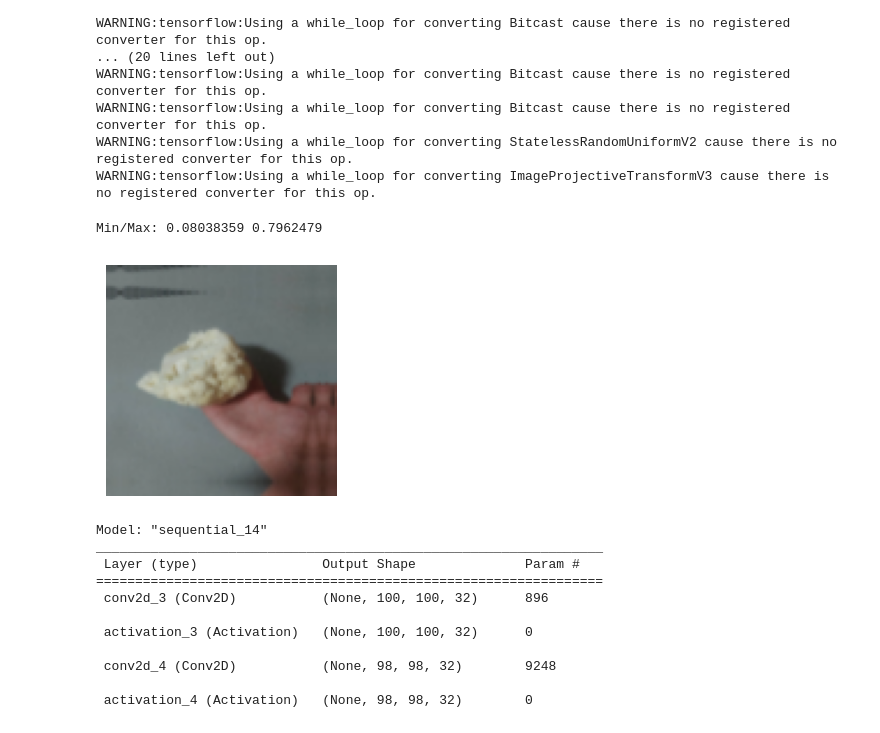
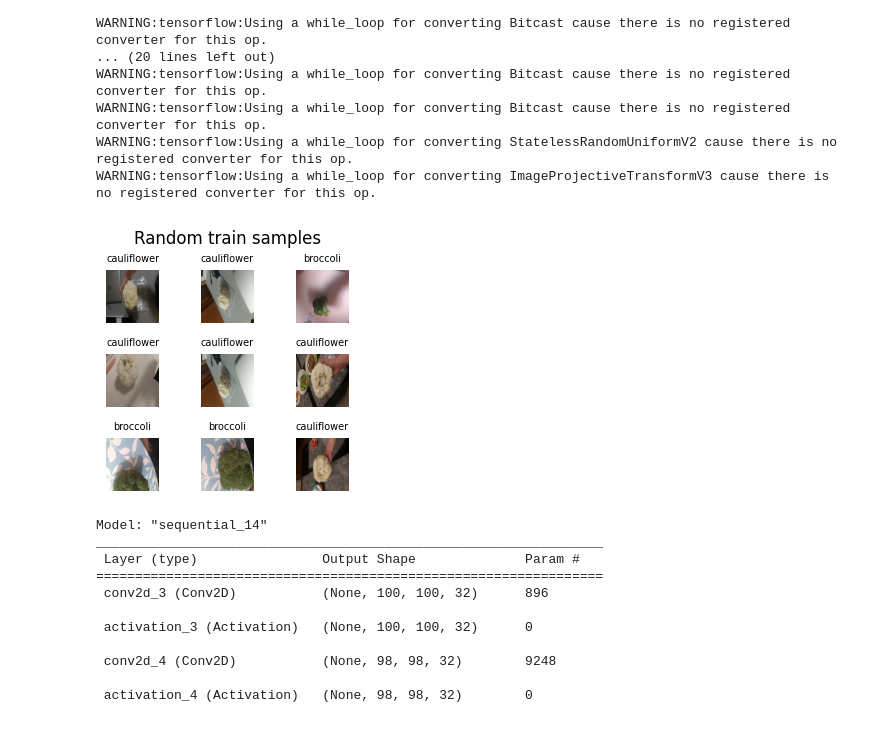
Before and after one commit to dion-choy/mlai, a Jupyter notebook: model.ipynb, the cells around one changed output. Cells and saved outputs as stored; diff of their text form; code cells hidden in the pictures.

```diff
--- a/model.ipynb
+++ b/model.ipynb
@@ -130,16 +130,18 @@ WARNING:tensorflow:Using a while_loop for converting StatelessRandomUniformV2 ca
 WARNING:tensorflow:Using a while_loop for converting ImageProjectiveTransformV3 cause there is no registered converter for this op.
 # %%
 plt.figure(figsize=(3,3))
-for images, labels in train_ds1.take(1):
-    img = images[0]
-    print("Min/Max:", tf.reduce_min(img).numpy(), tf.reduce_max(img).numpy())
-    plt.imshow((img.numpy() * 255).astype("uint8"))
-    plt.axis("off")
-    plt.show()
-    break
+for images, labels in train_ds.take(1):
+    for i in range(9):
+        ax = plt.subplot(3,3,i+1)
+        plt.imshow((images[i].numpy()).astype("uint8"))
+        plt.title(classes[np.argmax(labels[i])], fontsize=7)
+        plt.axis("off")
+
+plt.suptitle("Random train samples", y=0.92)
+plt.tight_layout()
+plt.show()
 # %% [output]
-Min/Max: 0.08038359 0.7962479
-[figure, old version]
+[figure, new version]
 # %%
 num_classes = 3
 
```
